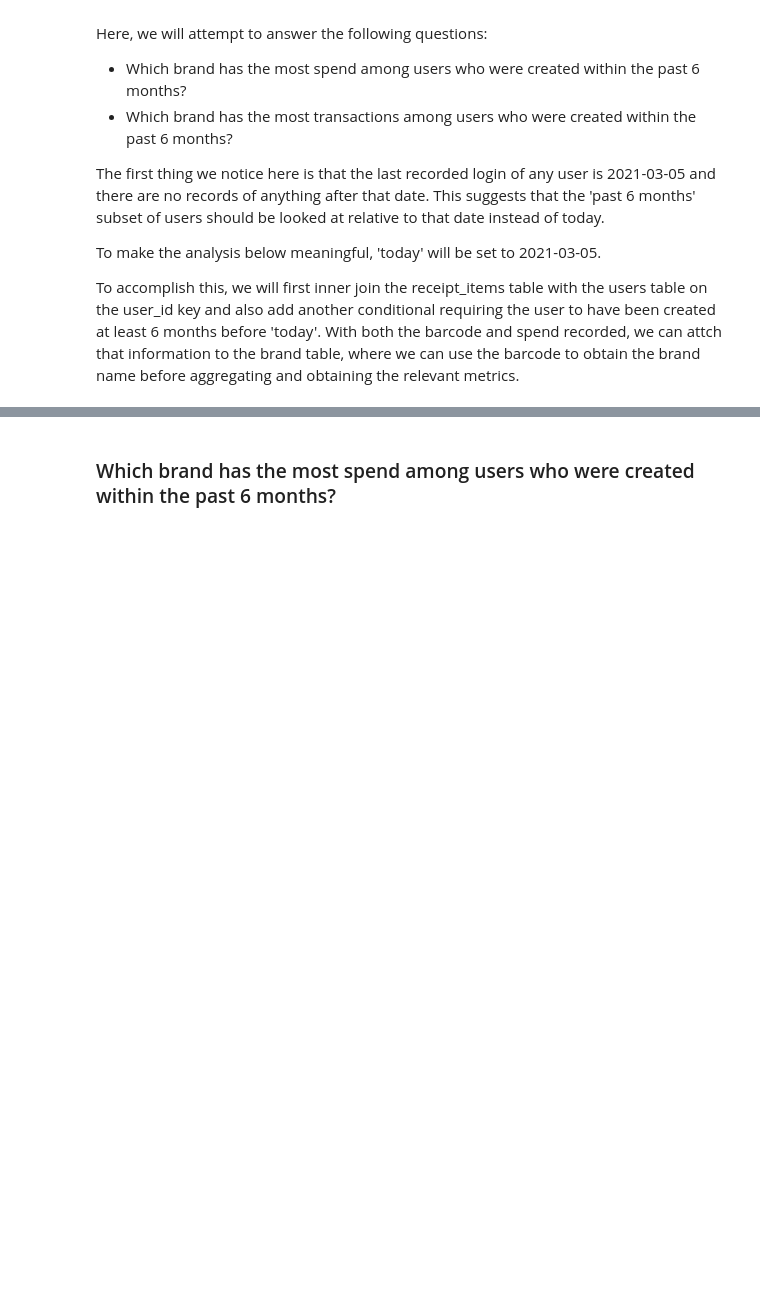
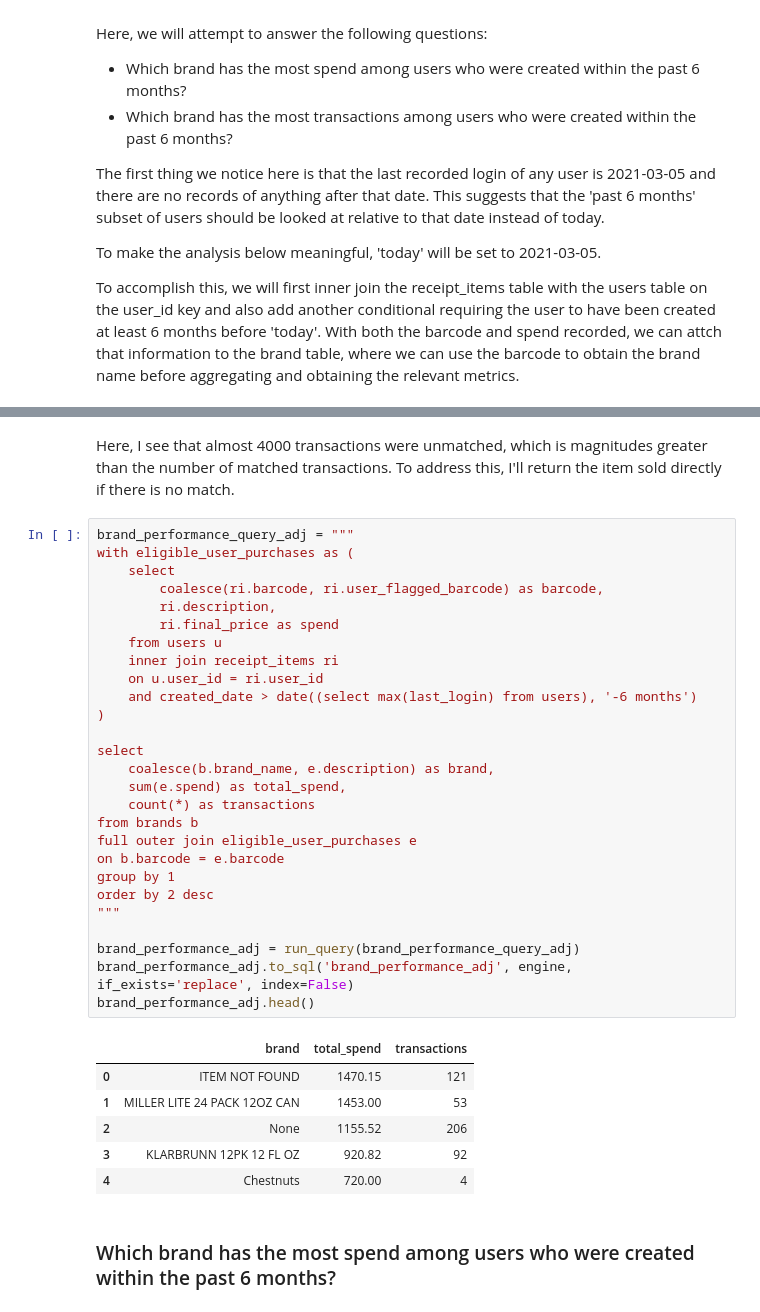
Before and after one commit to aaronchen7780/AE-Project-FetchRewards, a Jupyter notebook: implementation.ipynb, the cells around one changed output, grey strips where cells are left out. Cells and saved outputs as stored; diff of their text form; blank space fills up the shorter version.

```diff
--- a/implementation.ipynb
+++ b/implementation.ipynb
@@ -391,3 +391,39 @@ brand_performance.head()
+# %% [markdown]
+Here, I see that almost 4000 transactions were unmatched, which is magnitudes greater than the number of matched transactions. To address this, I'll return the item sold directly if there is no match.
+# %%
+brand_performance_query_adj = """
+with eligible_user_purchases as (
+    select
+        coalesce(ri.barcode, ri.user_flagged_barcode) as barcode,
+        ri.description,
+        ri.final_price as spend
+    from users u
+    inner join receipt_items ri
+    on u.user_id = ri.user_id
+    and created_date > date((select max(last_login) from users), '-6 months')
+)
+
+select
+    coalesce(b.brand_name, e.description) as brand,
+    sum(e.spend) as total_spend,
+    count(*) as transactions
+from brands b
+full outer join eligible_user_purchases e
+on b.barcode = e.barcode
+group by 1
+order by 2 desc
+"""
+
+brand_performance_adj = run_query(brand_performance_query_adj)
+brand_performance_adj.to_sql('brand_performance_adj', engine, if_exists='replace', index=False)
+brand_performance_adj.head()
+# %% [output]
+|  | brand | total_spend | transactions |
+| 0 | ITEM NOT FOUND | 1470.15 | 121 |
+| 1 | MILLER LITE 24 PACK 12OZ CAN | 1453.00 | 53 |
+| 2 | None | 1155.52 | 206 |
+| 3 | KLARBRUNN 12PK 12 FL OZ | 920.82 | 92 |
+| 4 | Chestnuts | 720.00 | 4 |
 # %% [markdown]
 ### Which brand has the most spend among users who were created within the past 6 months?
 # %%
```
Also changed, not shown: parts of 7 cells of this notebook, 1 other file.
